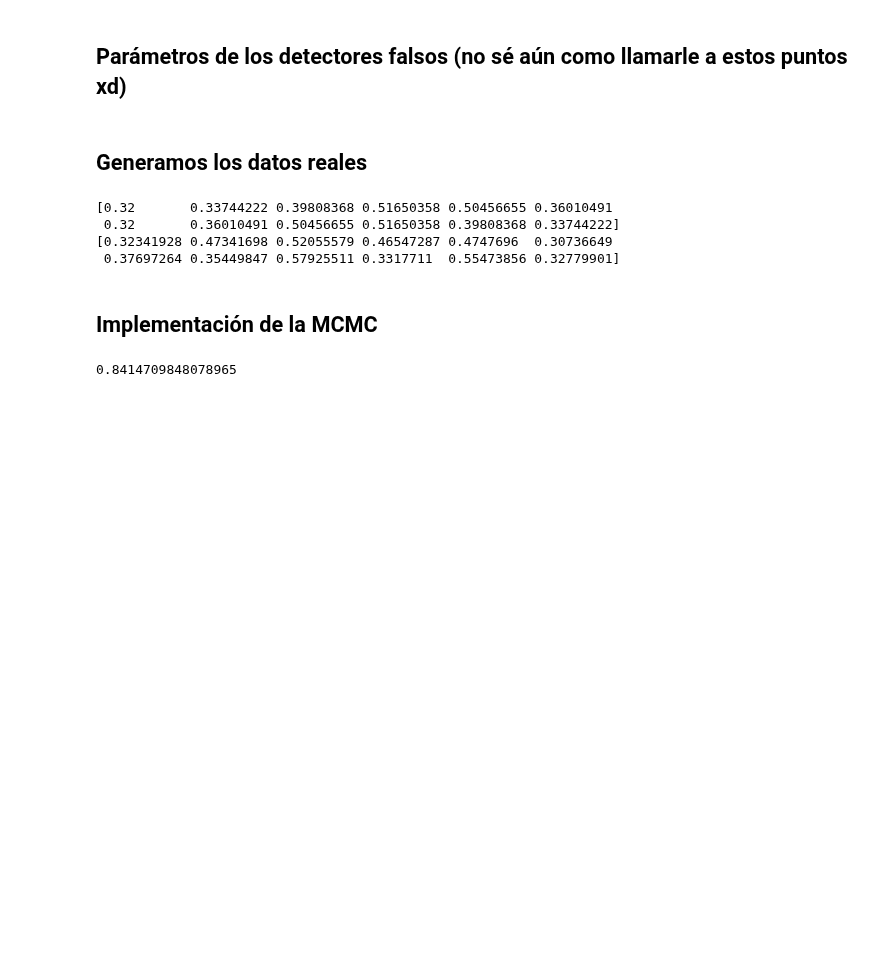
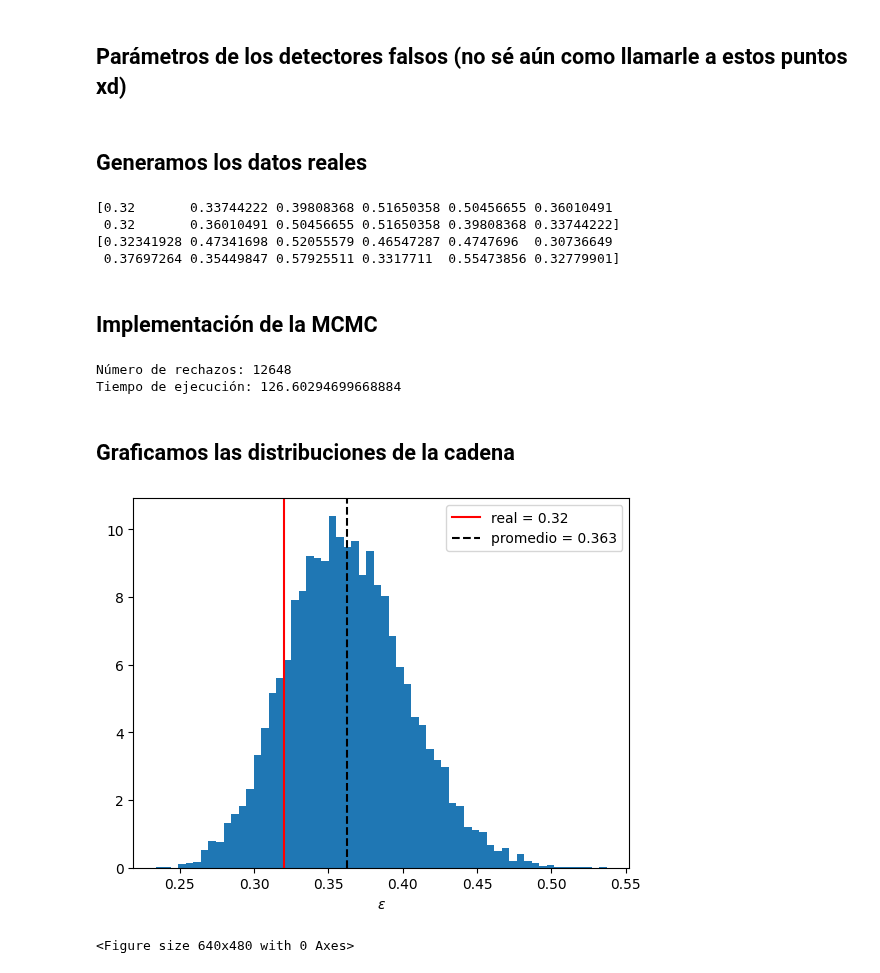
Before and after one commit to igfu2004/Reconstruccion-estocastica-de-parametros-de-un-plasma-toroidal, a Jupyter notebook: ProyectoMecEstComp.ipynb, the cells around one changed output. Drawn from its saved outputs; the diff is of its cells as text; code cells hidden in the pictures; blank space fills up the shorter version.

```diff
--- a/ProyectoMecEstComp.ipynb
+++ b/ProyectoMecEstComp.ipynb
@@ -338,7 +382,7 @@ theta = np.linspace(0,2*np.pi, num_ptos_frontera, endpoint=False)
 
 # Límites físicos de los parámetros
 lim_eps = np.array([0.05, 0.9])
-lim_kappa = np.array([0.001, 20]) # Realmente kappa solo tiene que ser positivo
+lim_kappa = np.array([0.001, 5]) # Realmente kappa solo tiene que ser positivo
 lim_delta = np.array([-np.sin(1),np.sin(1)])
 lim_A = np.array([-1,1]) # Este es solo para el estado inicial, por el momento no se va acotar como tal
 
@@ -373,39 +424,64 @@ print(D_frontera)
 # %%
-m = 1000 # Número de pasos de la cadena
-k = 2 # Desde donde tomar en cuenta la cadena por el burn-in
-rango_var = [0.01,0.01,0.01,0.01] # Que tanto puede moverse cada parámetro (ajustar), van en el orden de H
+m = 30000 # Número de pasos de la cadena
+rango_var = [0.03,0.09,0.09,0.02] # Que tanto puede moverse cada parámetro (ajustar), van en el orden de H
+#rango_var = [0.03, 0.1, 0.1, 0.5]
 H = np.zeros((m,4), dtype=float)
 
-#def chain(H, propH, ancho, likefunc, propdata, , lim_params,rngU = np.random.default_rng(123), rng2 = np.random.default_rng(11), M):
-
-rngH0 = np.random.default_rng(123)
-rngU = np.random.default_rng(11)
-rngpropH = np.random.default_rng(42)
 
 # Se propone el estado inicial de la cadena
 H[0] = np.array([rngH0.uniform(lim_params[0][0], lim_params[0][1]), rngH0.uniform(lim_params[1][0],lim_params[1][1]),
-                 rngH0.uniform(lim_params[2][0], lim_params[2][1]), rngH0.uniform(lim_params[0][0], lim_params[0][1])])
+                 rngH0.uniform(lim_params[2][0], lim_params[2][1]), rngH0.uniform(lim_params[3][0], lim_params[3][1])])
 
-# Se calculan los datos predichos por el estado inicial de la cadena y la likelihood function para este estado
+start = time.time()
+
+#H[0] = np.array([rngH0.uniform(lim_params[0][0], lim_params[0][1]),  rngH0.uniform(lim_params[1][0],lim_params[1][1]),
+#                 rngH0.uniform(lim_params[2][0], lim_params[2][1]), A_r])
+
+# Se calculan los datos predichos por el estado inicial de la cadena
 d_old = frontera(H[0], solAnalitica, calc_ci, theta)
-b_old = np.prod(likelihood(D_frontera, d_old, sigma_fronteras))
 
+
+rechazos = 0
 for i in range(0,m-1):
     U = rngU.random()
-    H_new = propH(H[i], rango_var, rng = rngpropH)
-    d_new = frontera(H_new, solAnalitica, calc_ci, theta)
+    # Se propone un nuevo vector-estado H
+    H_new = propH(H[i], rango_var, rng = rngpropH, fixeps = (False, epsilon_r),fixkappa = (False, kappa_r),
+                                                                fixdelta = (False, delta_r), fixA = (True, A_r))
+    # Si los parámetros de H no son físicamente viables, se rechazan de una vez
+    if H_new[0] < lim_params[0][0] or H_new[0] > lim_params[0][1] or H_new[1] < lim_params[1][0] or H_new[1] > lim_params[1][1] or H_new[2] < lim_params[2][0] or H_new[2] > lim_params[2][1] or H_new[3] < lim_params[3][0] or H_new[3] > lim_params[3][1]:
+        H[i+1] = H[i]
+        rechazos += 1
+    else:
+        # Si los parámetros propuesto sí son viables se  calcula las fronteras del la función de flujo para estos parámetros
+        d_new = frontera(H_new, solAnalitica, calc_ci, theta)
 
-    b_new = np.prod(likelihood(D_frontera, d_new, sigma_fronteras))
-    r = b_new/b_old
+        # Se calcula la función de aceptación, se tuvo que usar logaritmo natural porque la productoria de la likelihood function original
+        # hacia valores muy pequeños causan problemas al evaluar en pasos futuros.
+        lnr = log_compLikelihoods(D_frontera, d_old, d_new, sigma_fronteras)
 
-    if U < r:
-        H[i+1] = H_new
-        b_old = b_new
-    else:
-        H[i+1] = H[i]
+        if np.log(U) < lnr:
+            H[i+1] = H_new
+            d_old = d_new
+        else:
+            H[i+1] = H[i]
+            rechazos += 1
 
-#print(H)
+end = time.time()
+
+print(f'Número de rechazos: {rechazos}')
+print(f'Tiempo de ejecución: {end-start}')
+# %% [output]
+Número de rechazos: 12648
+Tiempo de ejecución: 126.60294699668884
-# %%
-print(np.sin(1))
-# %% [output]
-0.8414709848078965
+# %%
+# Quitamos el burn-in de la cadena
+k = 5000
+cadena_filtrada = H[k:]
+# %% [markdown]
+## Graficamos las distribuciones de la cadena
+# %%
+bins = 60
+hist_parametro(cadena_filtrada, 0, r'$\epsilon$', valor_real=epsilon_r, bins=bins)
+# %% [output]
+[figure, added]
+<Figure size 640x480 with 0 Axes>
```
Also changed, not shown: parts of 8 cells of this notebook.
